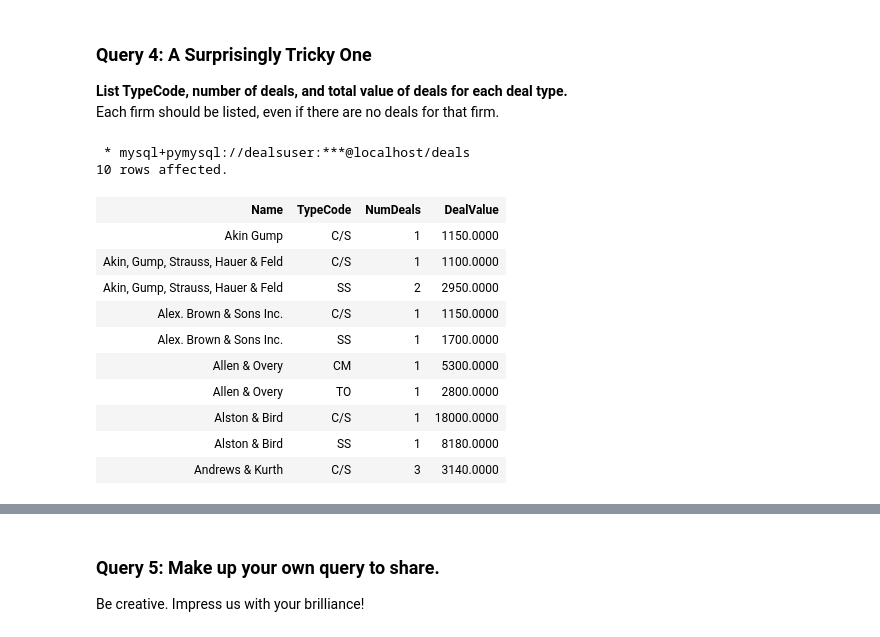
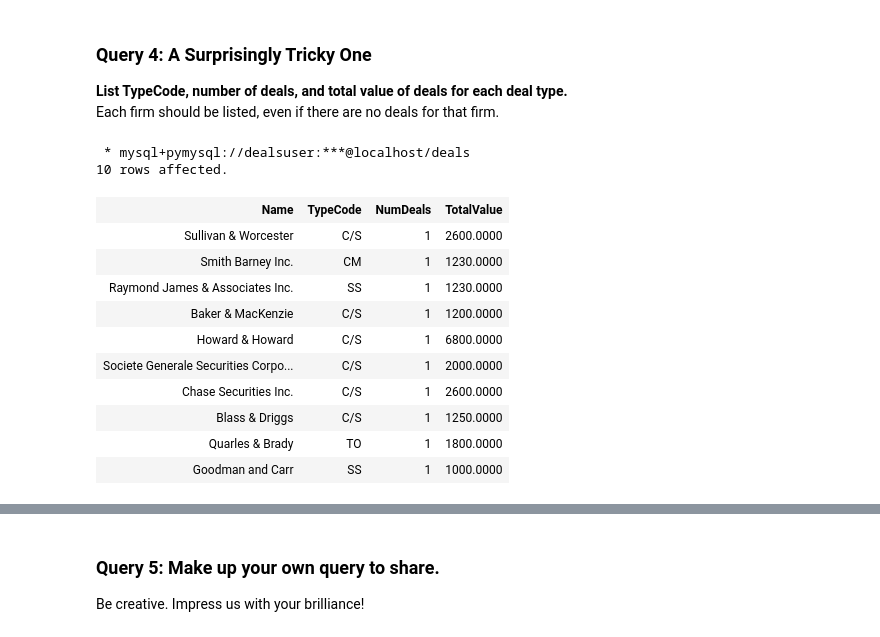
Before and after one commit to fairfield-university-ba-510-spring2019/deals-db-Kerry-Clarke, a Jupyter notebook: Deals_Part2.ipynb, the cells around one changed output, grey strips where cells are left out. Cells and saved outputs as stored; diff of their text form; code cells hidden in the pictures.

```diff
--- a/Deals_Part2.ipynb
+++ b/Deals_Part2.ipynb
@@ -298,27 +298,29 @@ LIMIT 10;
 Each firm should be listed, even if there are no deals for that firm.
 # %%
 %%sql
-SELECT Name, TypeCode, Count(DealID) AS NumDeals, SUM(DollarValue) AS DealValue
+-- Does not list Firms with No Deals --
+SELECT Name, TypeCode, Count(DealID) AS NumDeals, SUM(DollarValue) AS TotalValue
 FROM Deals
     JOIN DealParts USING (DealID)
     JOIN DealTypes USING (DealID)
     JOIN TypeCodes USING (TypeCode)
     JOIN Players USING (DealID)
     JOIN PlayerSupports USING (PlayerID)
     JOIN Firms USING (FirmID)
 GROUP BY Name, TypeCode
+ORDER BY NumDeals
 LIMIT 10;
 # %% [output]
  * mysql+pymysql://dealsuser:***@localhost/deals
 10 rows affected.
-| Name | TypeCode | NumDeals | DealValue |
-| Akin Gump | C/S | 1 | 1150.0000 |
-| Akin, Gump, Strauss, Hauer & Feld | C/S | 1 | 1100.0000 |
-| Akin, Gump, Strauss, Hauer & Feld | SS | 2 | 2950.0000 |
-| Alex. Brown & Sons Inc. | C/S | 1 | 1150.0000 |
-| Alex. Brown & Sons Inc. | SS | 1 | 1700.0000 |
-| Allen & Overy | CM | 1 | 5300.0000 |
-| Allen & Overy | TO | 1 | 2800.0000 |
-| Alston & Bird | C/S | 1 | 18000.0000 |
-| Alston & Bird | SS | 1 | 8180.0000 |
-| Andrews & Kurth | C/S | 3 | 3140.0000 |
+| Name | TypeCode | NumDeals | TotalValue |
+| Sullivan & Worcester | C/S | 1 | 2600.0000 |
+| Smith Barney Inc. | CM | 1 | 1230.0000 |
+| Raymond James & Associates Inc. | SS | 1 | 1230.0000 |
+| Baker & MacKenzie | C/S | 1 | 1200.0000 |
+| Howard & Howard | C/S | 1 | 6800.0000 |
+| Societe Generale Securities Corpo... | C/S | 1 | 2000.0000 |
+| Chase Securities Inc. | C/S | 1 | 2600.0000 |
+| Blass & Driggs | C/S | 1 | 1250.0000 |
+| Quarles & Brady | TO | 1 | 1800.0000 |
+| Goodman and Carr | SS | 1 | 1000.0000 |
```
Also changed, not shown: parts of 2 cells of this notebook.
